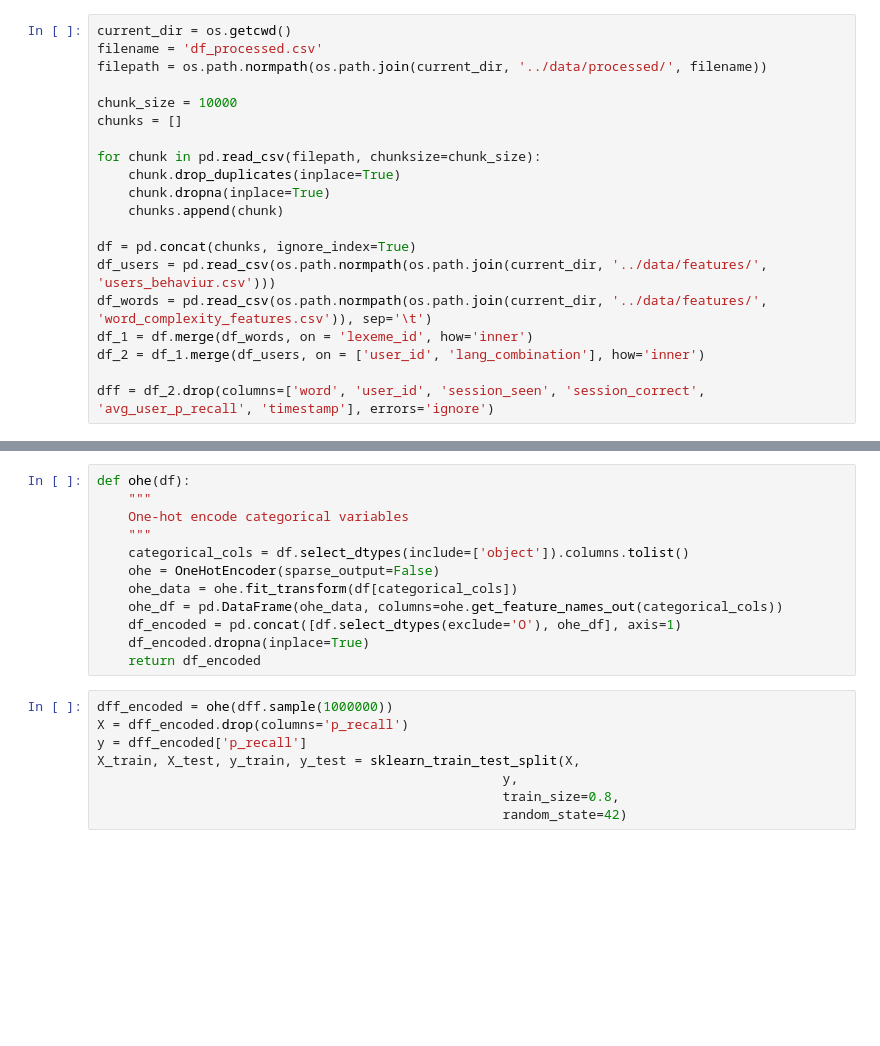
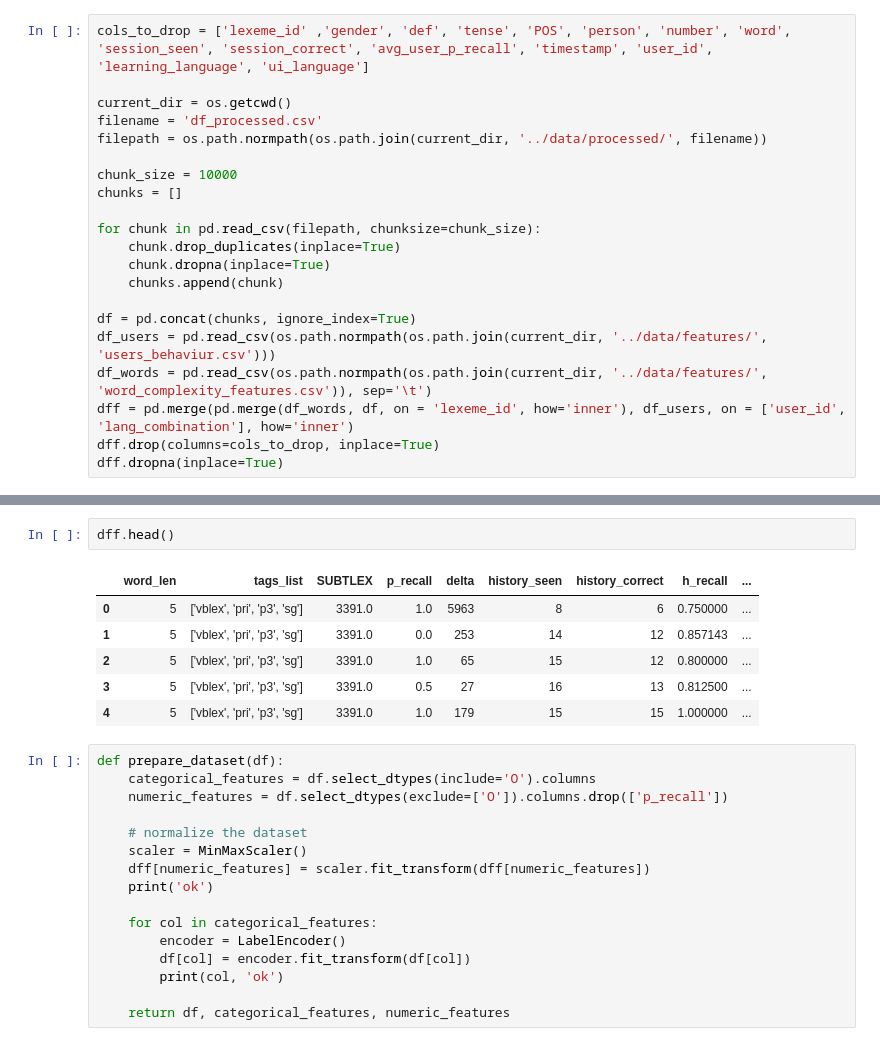
Before and after one commit to juliakubisa/spaced_repetition_algorithm, a Jupyter notebook: notebooks/neural_network.ipynb, the cells around one changed output, grey strips where cells are left out. Saved outputs shown, nothing was run; the diff lists cells and outputs as text; blank space fills up the shorter version.

```diff
--- a/notebooks/neural_network.ipynb
+++ b/notebooks/neural_network.ipynb
@@ -16,4 +18,6 @@ import os
 # %%
+cols_to_drop = ['lexeme_id' ,'gender', 'def', 'tense', 'POS', 'person', 'number', 'word', 'session_seen', 'session_correct', 'avg_user_p_recall', 'timestamp', 'user_id', 'learning_language', 'ui_language']
+
 current_dir = os.getcwd()
 filename = 'df_processed.csv'
 filepath = os.path.normpath(os.path.join(current_dir, '../data/processed/', filename))
@@ -29,7 +33,6 @@ for chunk in pd.read_csv(filepath, chunksize=chunk_size):
 df = pd.concat(chunks, ignore_index=True)
 df_users = pd.read_csv(os.path.normpath(os.path.join(current_dir, '../data/features/', 'users_behaviur.csv')))
 df_words = pd.read_csv(os.path.normpath(os.path.join(current_dir, '../data/features/', 'word_complexity_features.csv')), sep='\t')
-df_1 = df.merge(df_words, on = 'lexeme_id', how='inner')
-df_2 = df_1.merge(df_users, on = ['user_id', 'lang_combination'], how='inner')
-
-dff = df_2.drop(columns=['word', 'user_id', 'session_seen', 'session_correct', 'avg_user_p_recall', 'timestamp'], errors='ignore')
+dff = pd.merge(pd.merge(df_words, df, on = 'lexeme_id', how='inner'), df_users, on = ['user_id', 'lang_combination'], how='inner')
+dff.drop(columns=cols_to_drop, inplace=True)
+dff.dropna(inplace=True)
@@ -51,20 +39,25 @@ dff[['p_recall', 'delta', 'history_seen', 'history_correct', 'h_recall',
-# %%
-def ohe(df):
-    """
-    One-hot encode categorical variables
-    """
-    categorical_cols = df.select_dtypes(include=['object']).columns.tolist()
-    ohe = OneHotEncoder(sparse_output=False)
-    ohe_data = ohe.fit_transform(df[categorical_cols])
-    ohe_df = pd.DataFrame(ohe_data, columns=ohe.get_feature_names_out(categorical_cols))
-    df_encoded = pd.concat([df.select_dtypes(exclude='O'), ohe_df], axis=1)
-    df_encoded.dropna(inplace=True)
-    return df_encoded
-# %%
-dff_encoded = ohe(dff.sample(1000000))
-X = dff_encoded.drop(columns='p_recall')
-y = dff_encoded['p_recall']
-X_train, X_test, y_train, y_test = sklearn_train_test_split(X,
-                                                    y,
-                                                    train_size=0.8,
-                                                    random_state=42)
+# %%
+dff.head()
+# %% [output]
+|  | word_len | tags_list | SUBTLEX | p_recall | delta | history_seen | history_correct | h_recall | ... |
+| 0 | 5 | ['vblex', 'pri', 'p3', 'sg'] | 3391.0 | 1.0 | 5963 | 8 | 6 | 0.750000 | ... |
+| 1 | 5 | ['vblex', 'pri', 'p3', 'sg'] | 3391.0 | 0.0 | 253 | 14 | 12 | 0.857143 | ... |
+| 2 | 5 | ['vblex', 'pri', 'p3', 'sg'] | 3391.0 | 1.0 | 65 | 15 | 12 | 0.800000 | ... |
+| 3 | 5 | ['vblex', 'pri', 'p3', 'sg'] | 3391.0 | 0.5 | 27 | 16 | 13 | 0.812500 | ... |
+| 4 | 5 | ['vblex', 'pri', 'p3', 'sg'] | 3391.0 | 1.0 | 179 | 15 | 15 | 1.000000 | ... |
+# %%
+def prepare_dataset(df):
+    categorical_features = df.select_dtypes(include='O').columns
+    numeric_features = df.select_dtypes(exclude=['O']).columns.drop(['p_recall'])
+
+    # normalize the dataset
+    scaler = MinMaxScaler()
+    dff[numeric_features] = scaler.fit_transform(dff[numeric_features])
+    print('ok')
+
+    for col in categorical_features:
+        encoder = LabelEncoder()
+        df[col] = encoder.fit_transform(df[col])
+        print(col, 'ok')
+
+    return df, categorical_features, numeric_features
```
Also changed, not shown: parts of 21 cells of this notebook.
